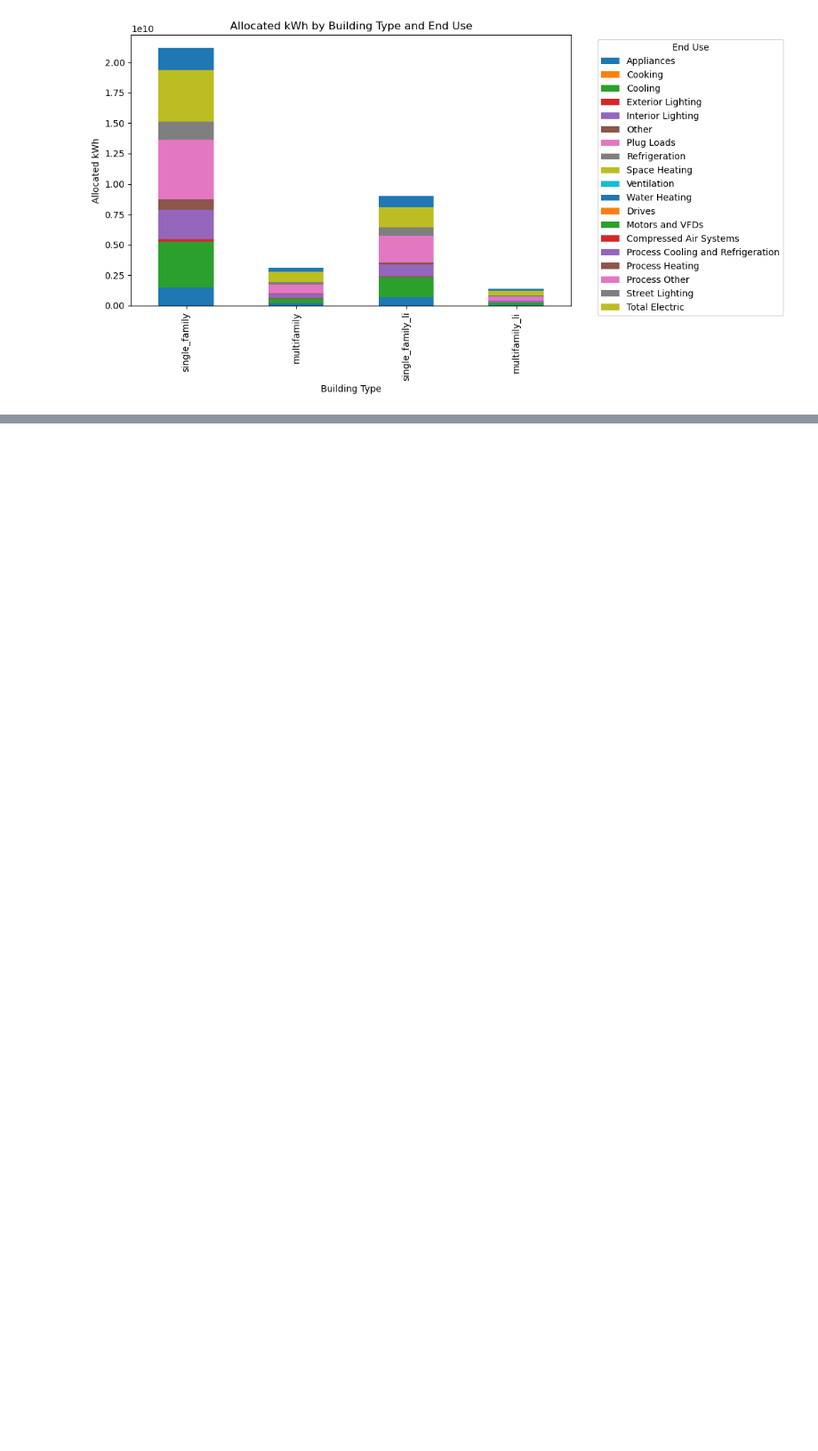
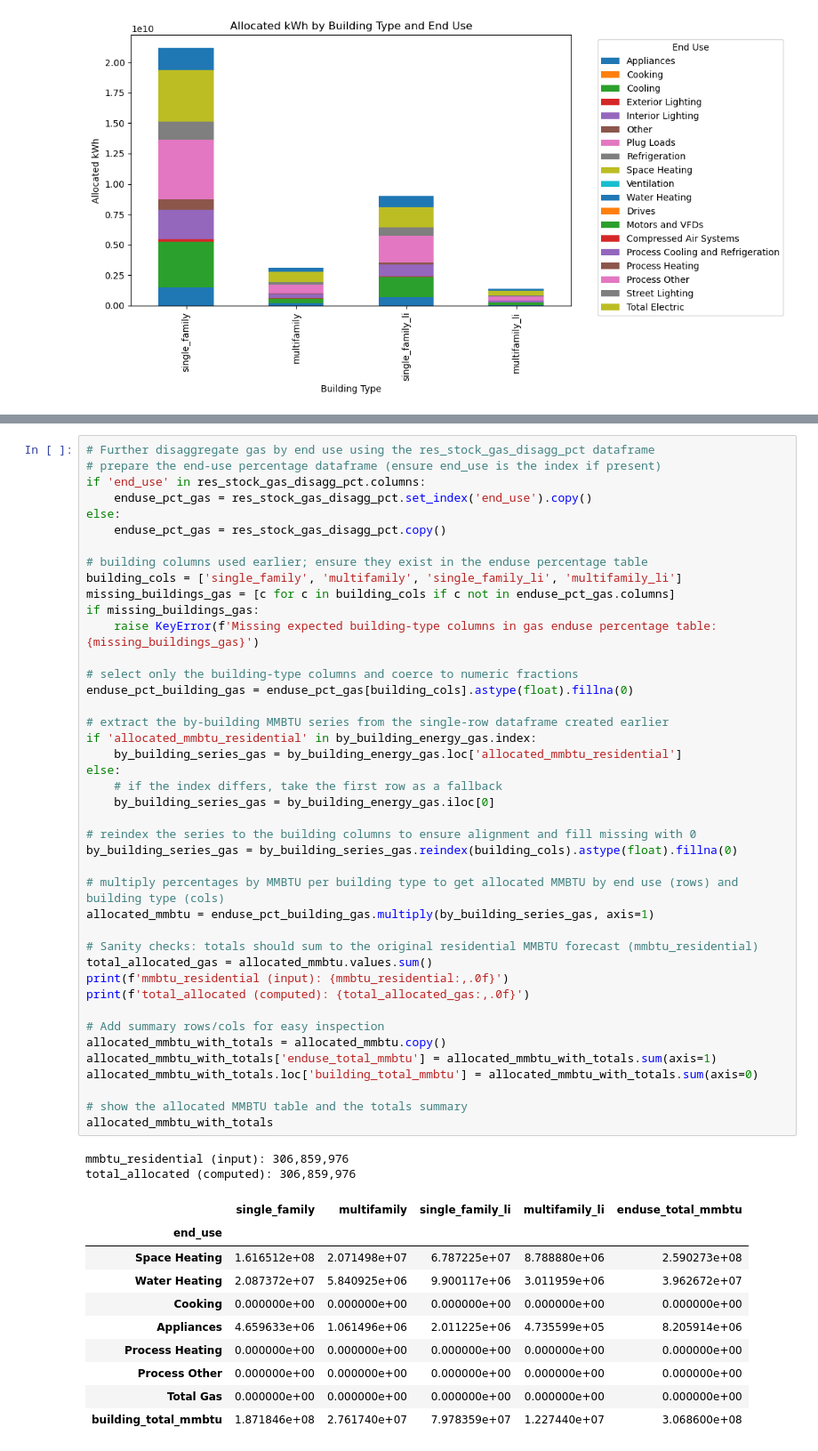
Before and after one commit to NV5-Optimal/Potential_Study_Tool_Prototype, a Jupyter notebook: 002_Initialization_Process.ipynb, the cells around one changed output, grey strips where cells are left out. Shown at 89% size. Saved outputs shown, nothing was run; the diff lists cells and outputs as text; blank space fills up the shorter version.

```diff
--- a/002_Initialization_Process.ipynb
+++ b/002_Initialization_Process.ipynb
@@ -211,0 +257,55 @@ plt.show()
+# %%
+# Further disaggregate gas by end use using the res_stock_gas_disagg_pct dataframe
+# prepare the end-use percentage dataframe (ensure end_use is the index if present)
+if 'end_use' in res_stock_gas_disagg_pct.columns:
+    enduse_pct_gas = res_stock_gas_disagg_pct.set_index('end_use').copy()
+else:
+    enduse_pct_gas = res_stock_gas_disagg_pct.copy()
+
+# building columns used earlier; ensure they exist in the enduse percentage table
+building_cols = ['single_family', 'multifamily', 'single_family_li', 'multifamily_li']
+missing_buildings_gas = [c for c in building_cols if c not in enduse_pct_gas.columns]
+if missing_buildings_gas:
+    raise KeyError(f'Missing expected building-type columns in gas enduse percentage table: {missing_buildings_gas}')
+
+# select only the building-type columns and coerce to numeric fractions
+enduse_pct_building_gas = enduse_pct_gas[building_cols].astype(float).fillna(0)
+
+# extract the by-building MMBTU series from the single-row dataframe created earlier
+if 'allocated_mmbtu_residential' in by_building_energy_gas.index:
+    by_building_series_gas = by_building_energy_gas.loc['allocated_mmbtu_residential']
+else:
+    # if the index differs, take the first row as a fallback
+    by_building_series_gas = by_building_energy_gas.iloc[0]
+
+# reindex the series to the building columns to ensure alignment and fill missing with 0
+by_building_series_gas = by_building_series_gas.reindex(building_cols).astype(float).fillna(0)
+
+# multiply percentages by MMBTU per building type to get allocated MMBTU by end use (rows) and building type (cols)
+allocated_mmbtu = enduse_pct_building_gas.multiply(by_building_series_gas, axis=1)
+
+# Sanity checks: totals should sum to the original residential MMBTU forecast (mmbtu_residential)
+total_allocated_gas = allocated_mmbtu.values.sum()
+print(f'mmbtu_residential (input): {mmbtu_residential:,.0f}')
+print(f'total_allocated (computed): {total_allocated_gas:,.0f}')
+
+# Add summary rows/cols for easy inspection
+allocated_mmbtu_with_totals = allocated_mmbtu.copy()
+allocated_mmbtu_with_totals['enduse_total_mmbtu'] = allocated_mmbtu_with_totals.sum(axis=1)
+allocated_mmbtu_with_totals.loc['building_total_mmbtu'] = allocated_mmbtu_with_totals.sum(axis=0)
+
+# show the allocated MMBTU table and the totals summary
+allocated_mmbtu_with_totals
+# %% [output]
+mmbtu_residential (input): 306,859,976
+total_allocated (computed): 306,859,976
+|  | single_family | multifamily | single_family_li | multifamily_li | enduse_total_mmbtu |
+| end_use |  |  |  |  |  |
+| Space Heating | 1.616512e+08 | 2.071498e+07 | 6.787225e+07 | 8.788880e+06 | 2.590273e+08 |
+| Water Heating | 2.087372e+07 | 5.840925e+06 | 9.900117e+06 | 3.011959e+06 | 3.962672e+07 |
+| Cooking | 0.000000e+00 | 0.000000e+00 | 0.000000e+00 | 0.000000e+00 | 0.000000e+00 |
+| Appliances | 4.659633e+06 | 1.061496e+06 | 2.011225e+06 | 4.735599e+05 | 8.205914e+06 |
+| Process Heating | 0.000000e+00 | 0.000000e+00 | 0.000000e+00 | 0.000000e+00 | 0.000000e+00 |
+| Process Other | 0.000000e+00 | 0.000000e+00 | 0.000000e+00 | 0.000000e+00 | 0.000000e+00 |
+| Total Gas | 0.000000e+00 | 0.000000e+00 | 0.000000e+00 | 0.000000e+00 | 0.000000e+00 |
+| building_total_mmbtu | 1.871846e+08 | 2.761740e+07 | 7.978359e+07 | 1.227440e+07 | 3.068600e+08 |
```
Also changed, not shown: parts of 10 cells of this notebook, 3 other files.
